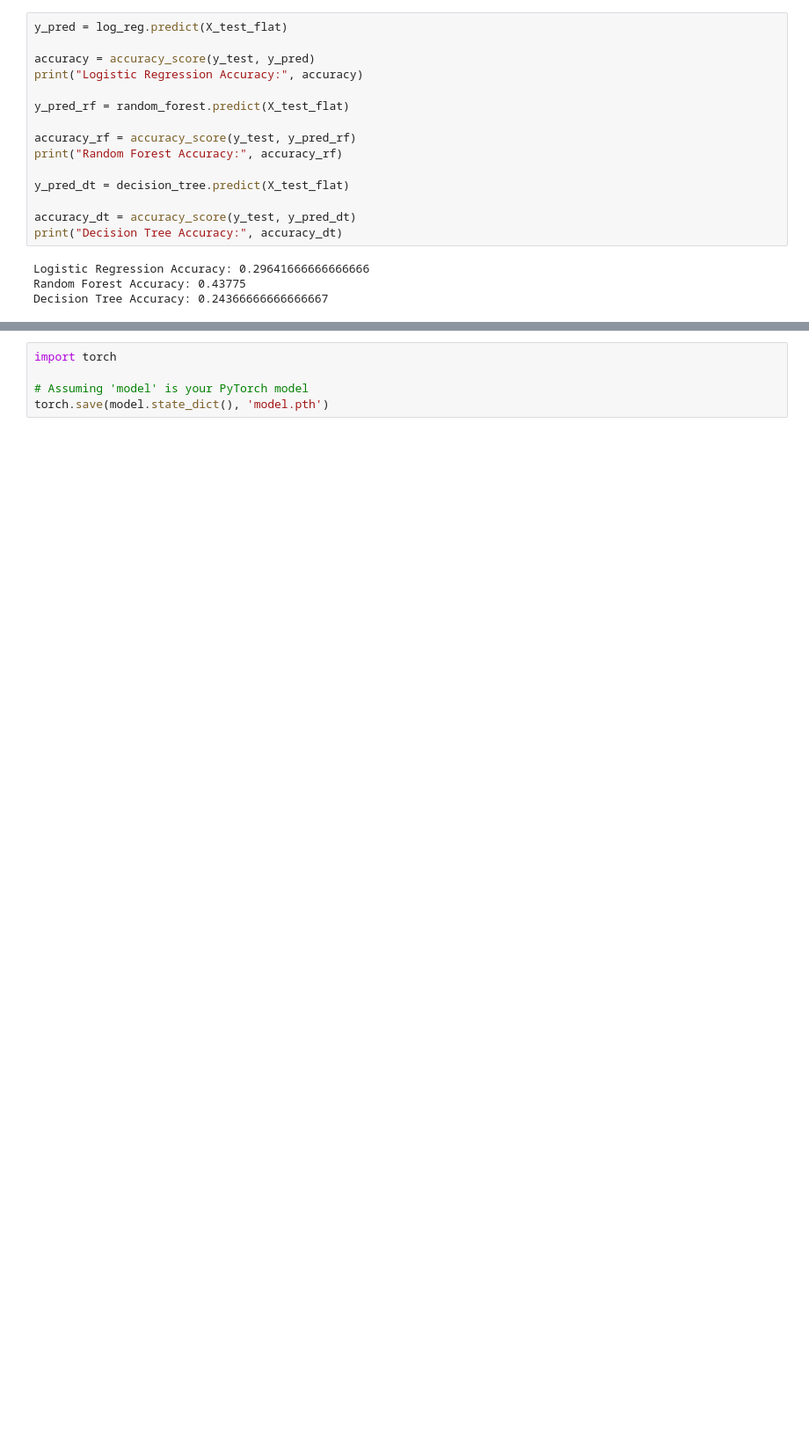
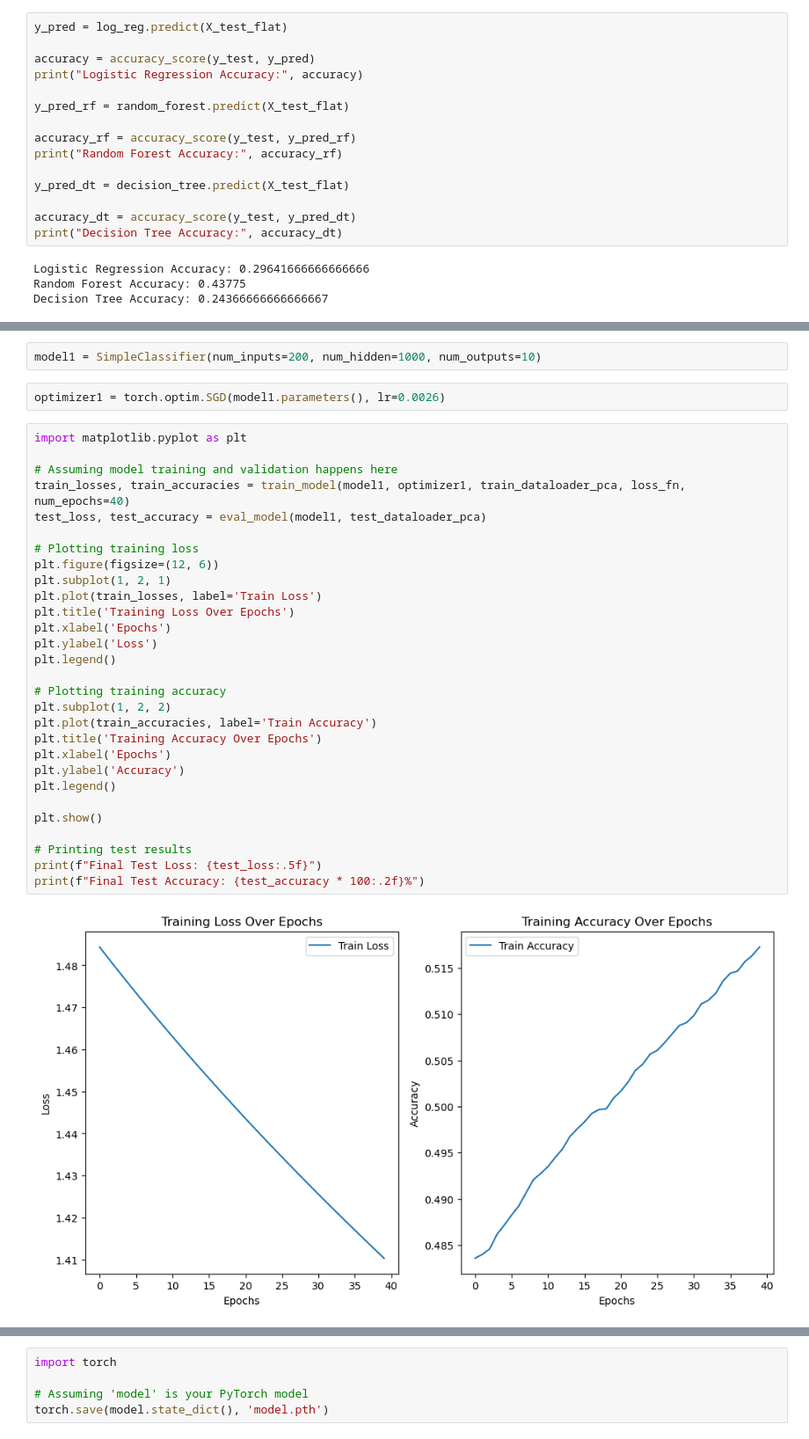
Before and after one commit to adityakedia006/Object_Recognition, a Jupyter notebook: Object Recognition/obj_recog.ipynb, the cells around one changed output, grey strips where cells are left out. Shown at 88% size. Cells and saved outputs as stored; diff of their text form; blank space fills up the shorter version.

```diff
--- a/Object Recognition/obj_recog.ipynb
+++ b/Object Recognition/obj_recog.ipynb
@@ -669,0 +660,35 @@ Final Test Accuracy: 37.79%
+# %%
+model1 = SimpleClassifier(num_inputs=200, num_hidden=1000, num_outputs=10)
+# %%
+optimizer1 = torch.optim.SGD(model1.parameters(), lr=0.0026)
+# %%
+import matplotlib.pyplot as plt
+
+# Assuming model training and validation happens here
+train_losses, train_accuracies = train_model(model1, optimizer1, train_dataloader_pca, loss_fn, num_epochs=40)
+test_loss, test_accuracy = eval_model(model1, test_dataloader_pca)
+
+# Plotting training loss
+plt.figure(figsize=(12, 6))
+plt.subplot(1, 2, 1)
+plt.plot(train_losses, label='Train Loss')
+plt.title('Training Loss Over Epochs')
+plt.xlabel('Epochs')
+plt.ylabel('Loss')
+plt.legend()
+
+# Plotting training accuracy
+plt.subplot(1, 2, 2)
+plt.plot(train_accuracies, label='Train Accuracy')
+plt.title('Training Accuracy Over Epochs')
+plt.xlabel('Epochs')
+plt.ylabel('Accuracy')
+plt.legend()
+
+plt.show()
+
+# Printing test results
+print(f"Final Test Loss: {test_loss:.5f}")
+print(f"Final Test Accuracy: {test_accuracy * 100:.2f}%")
+# %% [output]
+[figure, added]
```
Also changed, not shown: parts of 20 cells of this notebook, 4 other files.
